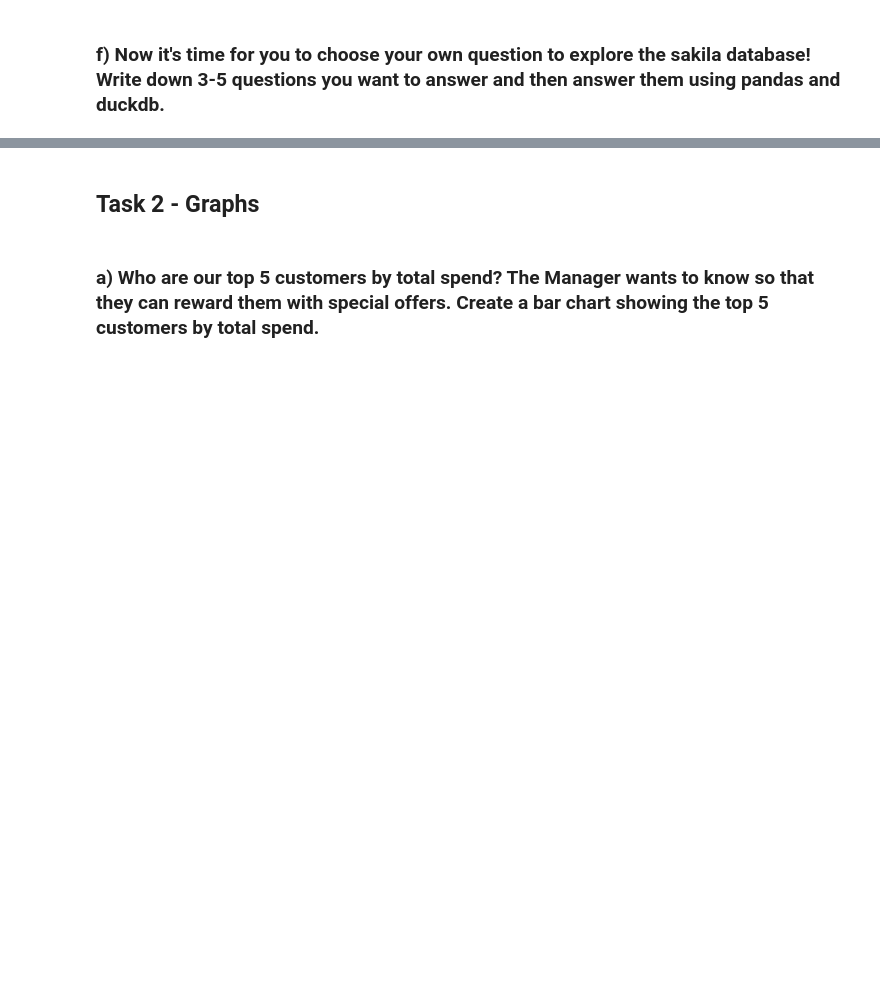
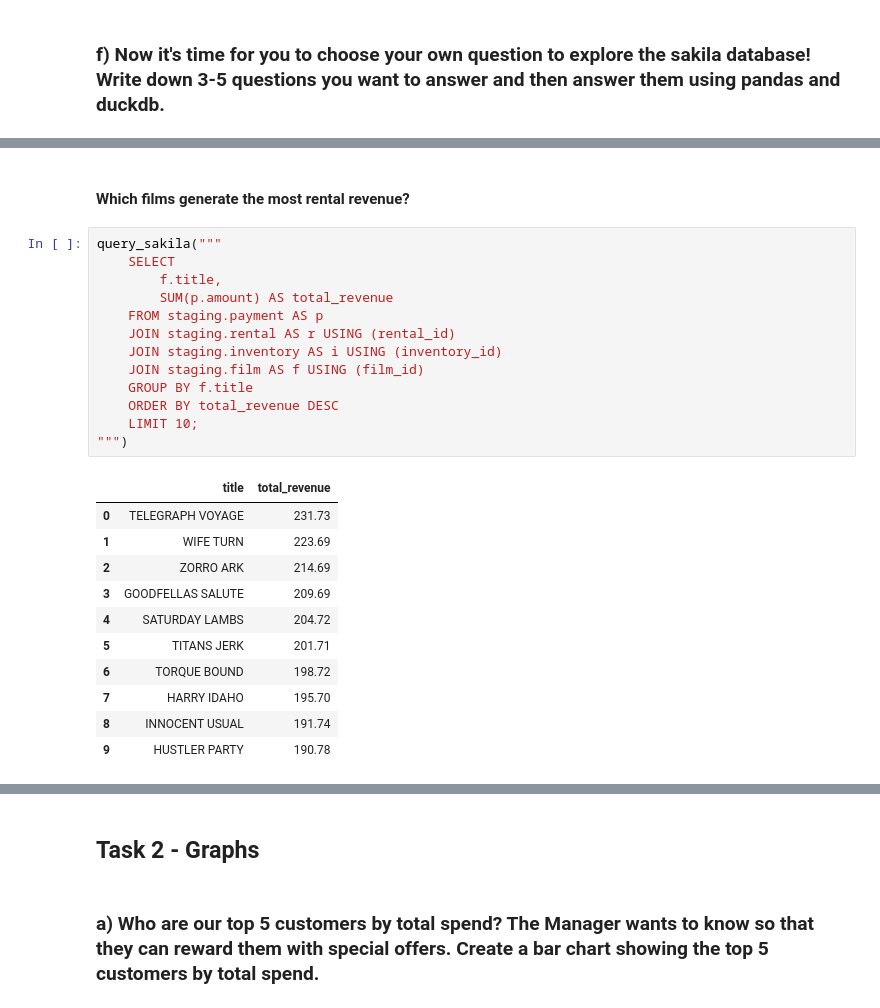
Before and after one commit to omeraytug/omeraytug_lab_sakila, a Jupyter notebook: tasks_sakila.ipynb, the cells around one changed output, grey strips where cells are left out. Saved outputs shown, nothing was run; the diff lists cells and outputs as text; blank space fills up the shorter version.

```diff
--- a/tasks_sakila.ipynb
+++ b/tasks_sakila.ipynb
@@ -190,0 +223,27 @@ films_joined.head(10)
+# %% [markdown]
+#### Which films generate the most rental revenue?
+# %%
+query_sakila("""
+    SELECT
+        f.title,
+        SUM(p.amount) AS total_revenue
+    FROM staging.payment AS p
+    JOIN staging.rental AS r USING (rental_id)
+    JOIN staging.inventory AS i USING (inventory_id)
+    JOIN staging.film AS f USING (film_id)
+    GROUP BY f.title
+    ORDER BY total_revenue DESC
+    LIMIT 10;
+""")
+# %% [output]
+|  | title | total_revenue |
+| 0 | TELEGRAPH VOYAGE | 231.73 |
+| 1 | WIFE TURN | 223.69 |
+| 2 | ZORRO ARK | 214.69 |
+| 3 | GOODFELLAS SALUTE | 209.69 |
+| 4 | SATURDAY LAMBS | 204.72 |
+| 5 | TITANS JERK | 201.71 |
+| 6 | TORQUE BOUND | 198.72 |
+| 7 | HARRY IDAHO | 195.70 |
+| 8 | INNOCENT USUAL | 191.74 |
+| 9 | HUSTLER PARTY | 190.78 |
```
Also changed, not shown: parts of 5 cells of this notebook, 18 other files.
